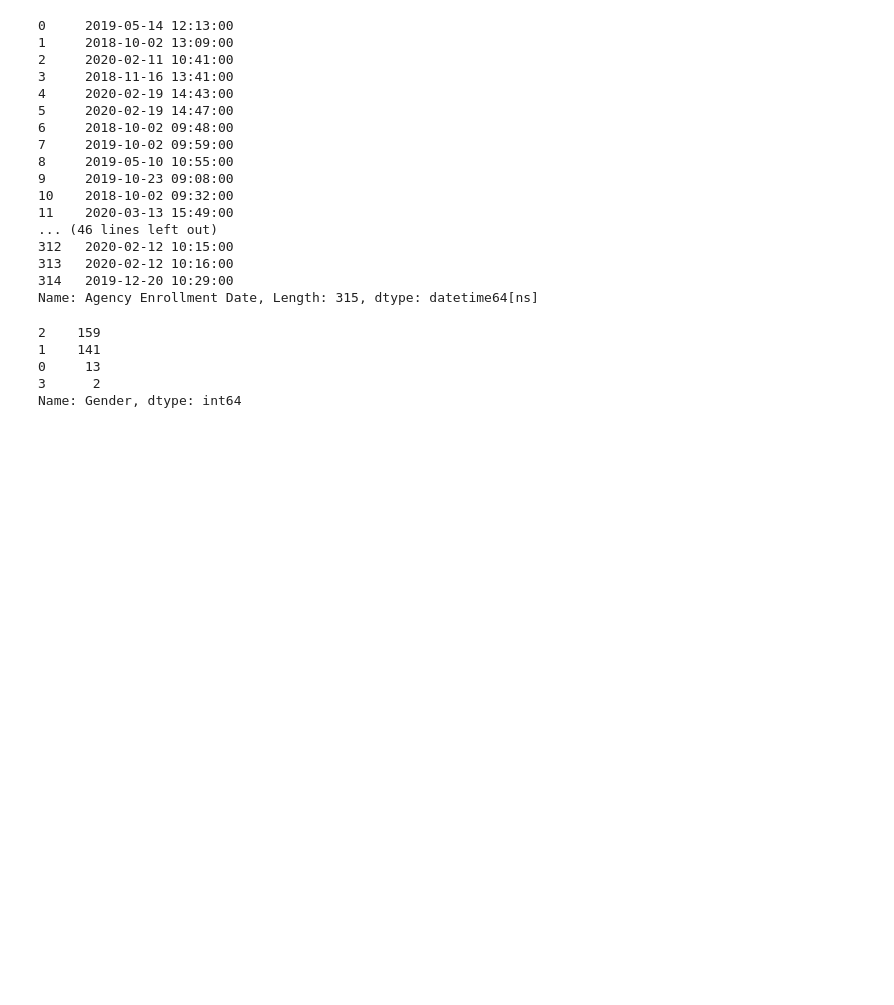
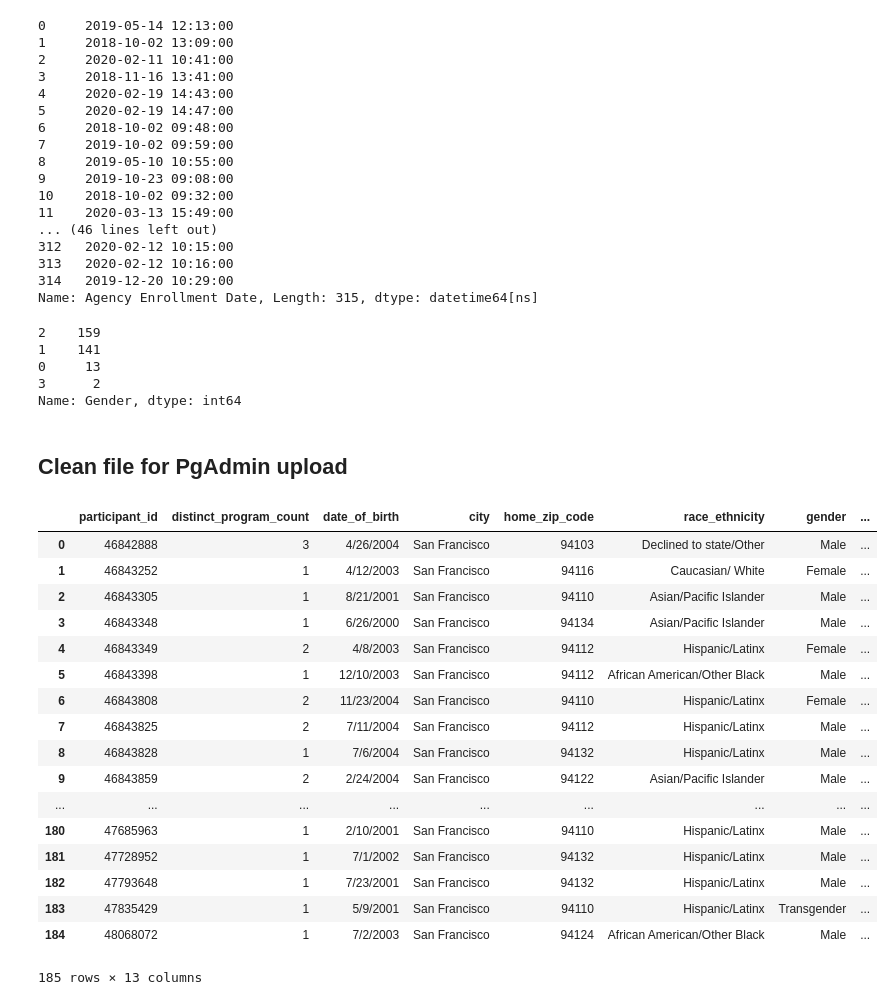
Before and after one commit to SladeMahoney/City_Surf_Project, a Jupyter notebook: Machine_Learning/Data_Cleaning_Machine_Learning.ipynb, the cells around one changed output. Saved outputs shown, nothing was run; the diff lists cells and outputs as text; code cells hidden in the pictures; blank space fills up the shorter version.

Commit message:
finished machine learning model

```diff
--- a/Machine_Learning/Data_Cleaning_Machine_Learning.ipynb
+++ b/Machine_Learning/Data_Cleaning_Machine_Learning.ipynb
@@ -179,3 +179,27 @@ students_df["Gender"].value_counts()
 0     13
 3      2
 Name: Gender, dtype: int64
+# %% [markdown]
+## Clean file for PgAdmin upload
+# %%
+ml_data_df = pd.read_csv('../CSP_Data/machine_learning_data.csv')
+ml_data_df
+# %% [output]
+|  | participant_id | distinct_program_count | date_of_birth | city | home_zip_code | race_ethnicity | gender | ... |
+| 0 | 46842888 | 3 | 4/26/2004 | San Francisco | 94103 | Declined to state/Other | Male | ... |
+| 1 | 46843252 | 1 | 4/12/2003 | San Francisco | 94116 | Caucasian/ White | Female | ... |
+| 2 | 46843305 | 1 | 8/21/2001 | San Francisco | 94110 | Asian/Pacific Islander | Male | ... |
+| 3 | 46843348 | 1 | 6/26/2000 | San Francisco | 94134 | Asian/Pacific Islander | Male | ... |
+| 4 | 46843349 | 2 | 4/8/2003 | San Francisco | 94112 | Hispanic/Latinx | Female | ... |
+| 5 | 46843398 | 1 | 12/10/2003 | San Francisco | 94112 | African American/Other Black | Male | ... |
+| 6 | 46843808 | 2 | 11/23/2004 | San Francisco | 94110 | Hispanic/Latinx | Female | ... |
+| 7 | 46843825 | 2 | 7/11/2004 | San Francisco | 94112 | Hispanic/Latinx | Male | ... |
+| 8 | 46843828 | 1 | 7/6/2004 | San Francisco | 94132 | Hispanic/Latinx | Male | ... |
+| 9 | 46843859 | 2 | 2/24/2004 | San Francisco | 94122 | Asian/Pacific Islander | Male | ... |
+| ... | ... | ... | ... | ... | ... | ... | ... | ... |
+| 180 | 47685963 | 1 | 2/10/2001 | San Francisco | 94110 | Hispanic/Latinx | Male | ... |
+| 181 | 47728952 | 1 | 7/1/2002 | San Francisco | 94132 | Hispanic/Latinx | Male | ... |
+| 182 | 47793648 | 1 | 7/23/2001 | San Francisco | 94132 | Hispanic/Latinx | Male | ... |
+| 183 | 47835429 | 1 | 5/9/2001 | San Francisco | 94110 | Hispanic/Latinx | Transgender | ... |
+| 184 | 48068072 | 1 | 7/2/2003 | San Francisco | 94124 | African American/Other Black | Male | ... |
+185 rows × 13 columns
```
Also changed, not shown: parts of 4 cells of this notebook, 26 other files.
